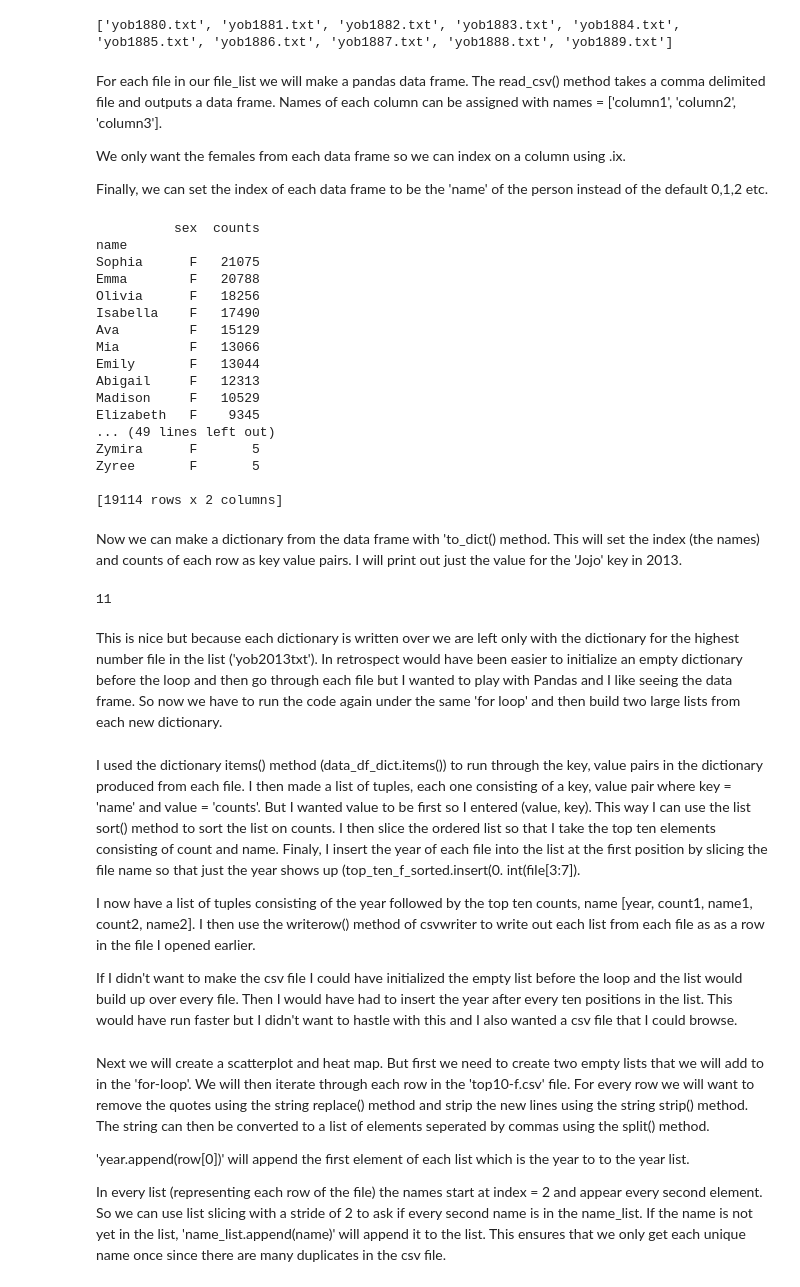
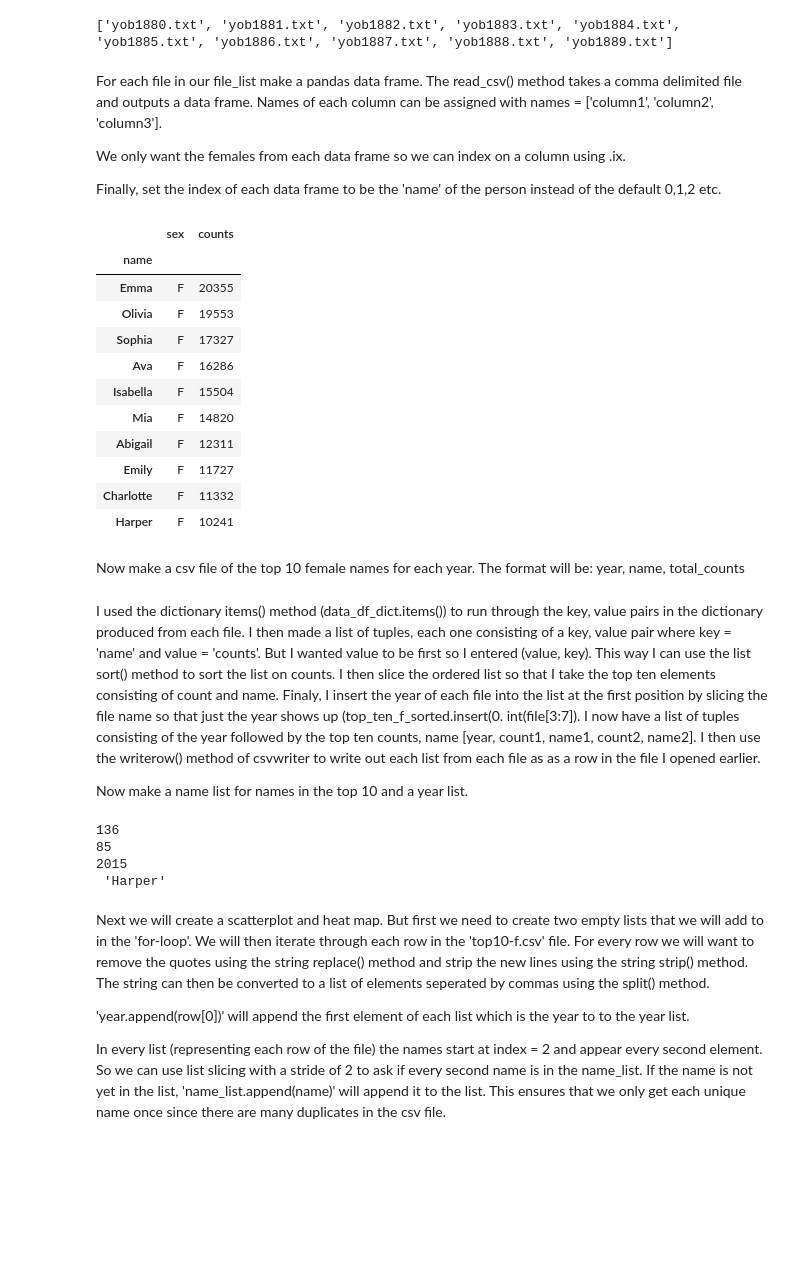
Before and after one commit to A-Yarrow/baby_names_git_repo, a Jupyter notebook: babynamesf.ipynb, the cells around one changed output. Cells and saved outputs as stored; diff of their text form; code cells hidden in the pictures; blank space fills up the shorter version.

```diff
--- a/babynamesf.ipynb
+++ b/babynamesf.ipynb
@@ -27,8 +36,7 @@ babynamesf.ipynb
 # %%
-#unzip the babynames zipfile and check that they are all there
+unzip the babynames zipfile and check that they are all there
+os.makedirs("./data")
 zf = ZipFile('baby_names_data.zip')
-for file in zf.namelist():
-    ZipFile.extract(zf, file)
-for file in os.listdir(current_dir):
-    print file
+zf.extractall("./data")
+print os.listdir(current_dir+'/data')[0:10]
 # %% [output]
@@ -63,44 +53,32 @@ print file_list[0:10]
 # %% [output]
 ['yob1880.txt', 'yob1881.txt', 'yob1882.txt', 'yob1883.txt', 'yob1884.txt', 'yob1885.txt', 'yob1886.txt', 'yob1887.txt', 'yob1888.txt', 'yob1889.txt']
 # %% [markdown]
-For each file in our file_list we will make a pandas data frame. The read_csv() method takes a comma delimited file and outputs a data frame. Names of each column can be assigned with names = ['column1', 'column2', 'column3'].
+For each file in our file_list make a pandas data frame. The read_csv() method takes a comma delimited file and outputs a data frame. Names of each column can be assigned with names = ['column1', 'column2', 'column3'].
 
 We only want the females from each data frame so we can index on a column using .ix.
 
-Finally, we can set the index of each data frame to be the 'name' of the person instead of the default 0,1,2 etc.
+Finally, set the index of each data frame to be the 'name' of the person instead of the default 0,1,2 etc.
 # %%
 for file in file_list:
-    data_df = pd.read_csv(file, names=['name','sex', 'counts'])
+    data_df = pd.read_csv('data/'+file, names=['name','sex', 'counts'])
     data_df_f = data_df.ix[data_df.sex == 'F']
     data_df_f_index = data_df_f.set_index('name')
-print data_df_f_index
+data_df_f_index[0:10]
 # %% [output]
-          sex  counts
-name
-Sophia      F   21075
-Emma        F   20788
-Olivia      F   18256
-Isabella    F   17490
-Ava         F   15129
-Mia         F   13066
-Emily       F   13044
-Abigail     F   12313
-Madison     F   10529
-Elizabeth   F    9345
-... (49 lines left out)
-Zymira      F       5
-Zyree       F       5
-
-[19114 rows x 2 columns]
+|  | sex | counts |
+| name |  |  |
+| Emma | F | 20355 |
+| Olivia | F | 19553 |
+| Sophia | F | 17327 |
+| Ava | F | 16286 |
+| Isabella | F | 15504 |
+| Mia | F | 14820 |
+| Abigail | F | 12311 |
+| Emily | F | 11727 |
+| Charlotte | F | 11332 |
+| Harper | F | 10241 |
-# %% [markdown]
-Now we can make a dictionary from the data frame with 'to_dict() method. This will set the index (the names) and counts of each row as key value pairs. I will print out just the value for the 'Jojo' key in 2013.
-# %%
-data_df_dict = data_df_f_index['counts'].to_dict()
-print data_df_dict['Jojo']
-# %% [output]
-11
-# %% [markdown]
-This is nice but because each dictionary is written over we are left only with the dictionary for the highest number file in the list ('yob2013txt'). In retrospect would have been easier to initialize an empty dictionary before the loop and then go through each file but I wanted to play with Pandas and I like seeing the data frame. So now we have to run the code again under the same 'for loop' and then build two large lists from each new dictionary.
+# %% [markdown]
+Now make a csv file of the top 10 female names for each year. The format will be: year, name, total_counts
 # %%
 file_open = open('top10-f.csv', 'wb')
 file_out = csv.writer(file_open)
@@ -121,10 +99,29 @@ for file in file_list:
 file_open.close()
 # %% [markdown]
 I used the dictionary items() method (data_df_dict.items()) to run through the key, value pairs in the dictionary produced from each file. I then made a list of tuples, each one consisting of a key, value pair where key = 'name' and value = 'counts'. But I wanted value to be first so I entered (value, key). This way I can use the list sort() method to sort the list on counts. I then slice the ordered list so that I take the top ten elements consisting of count and name. Finaly, I insert the year of each file into the list at the first position by slicing the file name so that just the year shows up (top_ten_f_sorted.insert(0. int(file[3:7]).
-
 I now have a list of tuples consisting of the year followed by the top ten counts, name [year, count1, name1, count2, name2]. I then use the writerow() method of csvwriter to write out each list from each file as as a row in the file I opened earlier.
 
-If I didn't want to make the csv file I could have initialized the empty list before the loop and the list would build up over every file. Then I would have had to insert the year after every ten positions in the list. This would have run faster but I didn't want to hastle with this and I also wanted a csv file that I could browse.
+Now make a name list for names in the top 10 and a year list.
+# %%
+file_in2 = open('top10-f.csv', 'r')
+name_list = []
+year = []
+for row in file_in2:
+    row = row.replace('"', '').strip('\n').strip().split(',')
+    year.append(row[0])
+    for name in row[2::2]:
+        if name not in name_list:
+            name_list.append(name)
+file_in2.close()
+print len(year)
+print len(name_list)
+print year[-1]
+print name_list[-1]
+# %% [output]
+136
+85
+2015
+ 'Harper'
 # %% [markdown]
 Next we will create a scatterplot and heat map. But first we need to create two empty lists that we will add to in the 'for-loop'. We will then iterate through each row in the 'top10-f.csv' file. For every row we will want to remove the quotes using the string replace() method and strip the new lines using the string strip() method. The string can then be converted to a list of elements seperated by commas using the split() method.
 
```
Also changed, not shown: parts of 32 cells of this notebook.
